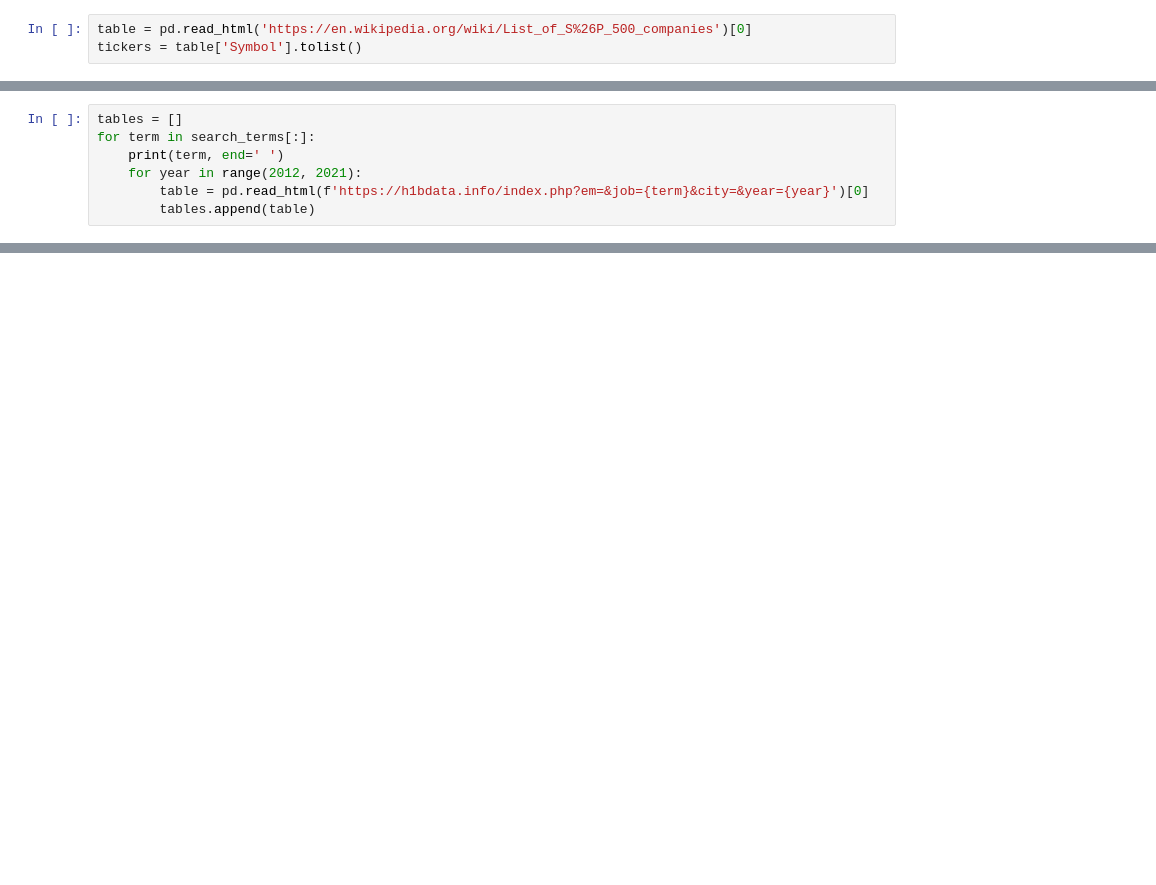
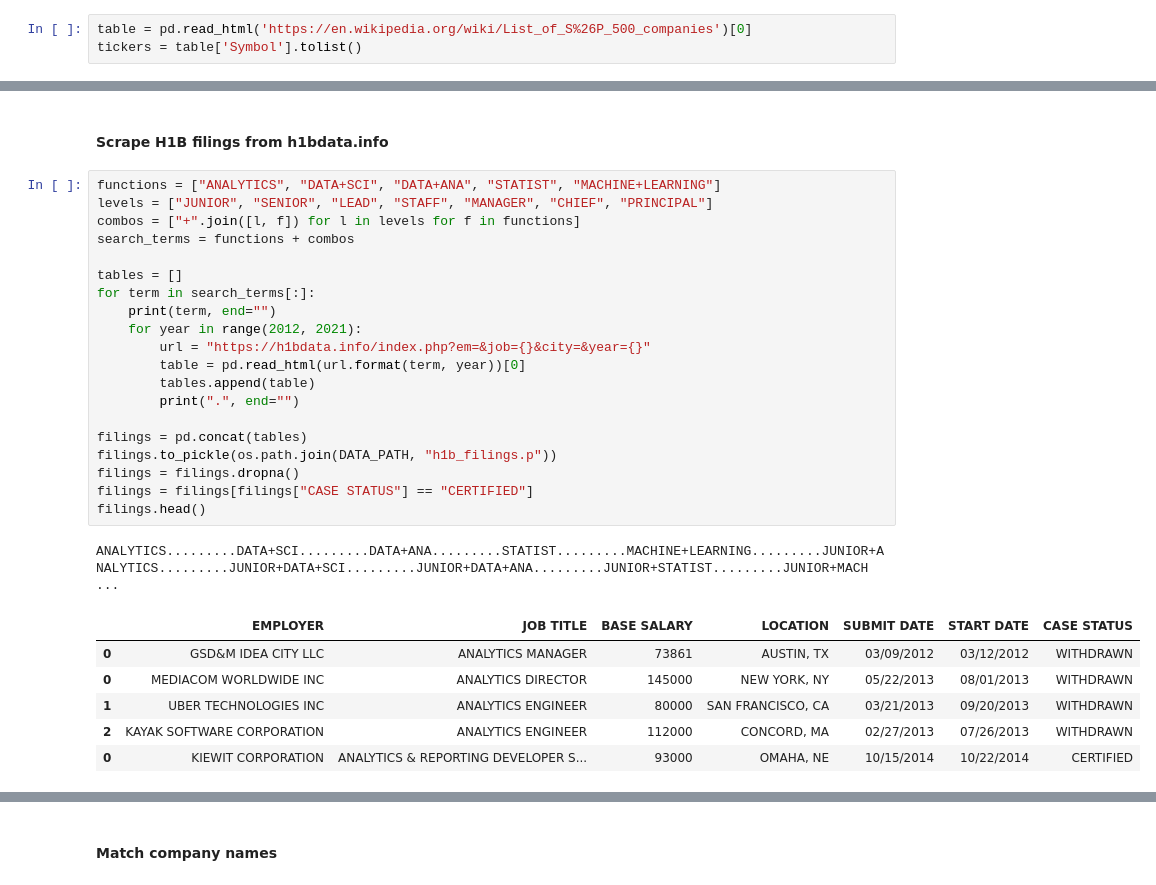
Before and after one commit to TheShiya/h1b-filing-stock-price-analysis, a Jupyter notebook: analysis/main.ipynb, the cells around one changed output, grey strips where cells are left out. Saved outputs shown, nothing was run; the diff lists cells and outputs as text; blank space fills up the shorter version.

```diff
--- a/analysis/main.ipynb
+++ b/analysis/main.ipynb
@@ -83,7 +61,0 @@ search_terms = function_words + combo_words
-# %%
-tables = []
-for term in search_terms[:]:
-    print(term, end=' ')
-    for year in range(2012, 2021):
-        table = pd.read_html(f'https://h1bdata.info/index.php?em=&job={term}&city=&year={year}')[0]
-        tables.append(table)
@@ -108,0 +69,30 @@ filings
+# %% [markdown]
+#### Scrape H1B filings from h1bdata.info
+# %%
+functions = ["ANALYTICS", "DATA+SCI", "DATA+ANA", "STATIST", "MACHINE+LEARNING"]
+levels = ["JUNIOR", "SENIOR", "LEAD", "STAFF", "MANAGER", "CHIEF", "PRINCIPAL"]
+combos = ["+".join([l, f]) for l in levels for f in functions]
+search_terms = functions + combos
+
+tables = []
+for term in search_terms[:]:
+    print(term, end="")
+    for year in range(2012, 2021):
+        url = "https://h1bdata.info/index.php?em=&job={}&city=&year={}"
+        table = pd.read_html(url.format(term, year))[0]
+        tables.append(table)
+        print(".", end="")
+
+filings = pd.concat(tables)
+filings.to_pickle(os.path.join(DATA_PATH, "h1b_filings.p"))
+filings = filings.dropna()
+filings = filings[filings["CASE STATUS"] == "CERTIFIED"]
+filings.head()
+# %% [output]
+ANALYTICS.........DATA+SCI.........DATA+ANA.........STATIST.........MACHINE+LEARNING.........JUNIOR+ANALYTICS.........JUNIOR+DATA+SCI.........JUNIOR+DATA+ANA.........JUNIOR+STATIST.........JUNIOR+MACH ...
+|  | EMPLOYER | JOB TITLE | BASE SALARY | LOCATION | SUBMIT DATE | START DATE | CASE STATUS |
+| 0 | GSD&M IDEA CITY LLC | ANALYTICS MANAGER | 73861 | AUSTIN, TX | 03/09/2012 | 03/12/2012 | WITHDRAWN |
+| 0 | MEDIACOM WORLDWIDE INC | ANALYTICS DIRECTOR | 145000 | NEW YORK, NY | 05/22/2013 | 08/01/2013 | WITHDRAWN |
+| 1 | UBER TECHNOLOGIES INC | ANALYTICS ENGINEER | 80000 | SAN FRANCISCO, CA | 03/21/2013 | 09/20/2013 | WITHDRAWN |
+| 2 | KAYAK SOFTWARE CORPORATION | ANALYTICS ENGINEER | 112000 | CONCORD, MA | 02/27/2013 | 07/26/2013 | WITHDRAWN |
+| 0 | KIEWIT CORPORATION | ANALYTICS & REPORTING DEVELOPER S... | 93000 | OMAHA, NE | 10/15/2014 | 10/22/2014 | CERTIFIED |
@@ -108,0 +100,2 @@ filings
+# %% [markdown]
+#### Match company names
```
Also changed, not shown: parts of 20 cells of this notebook, 1 other file.
